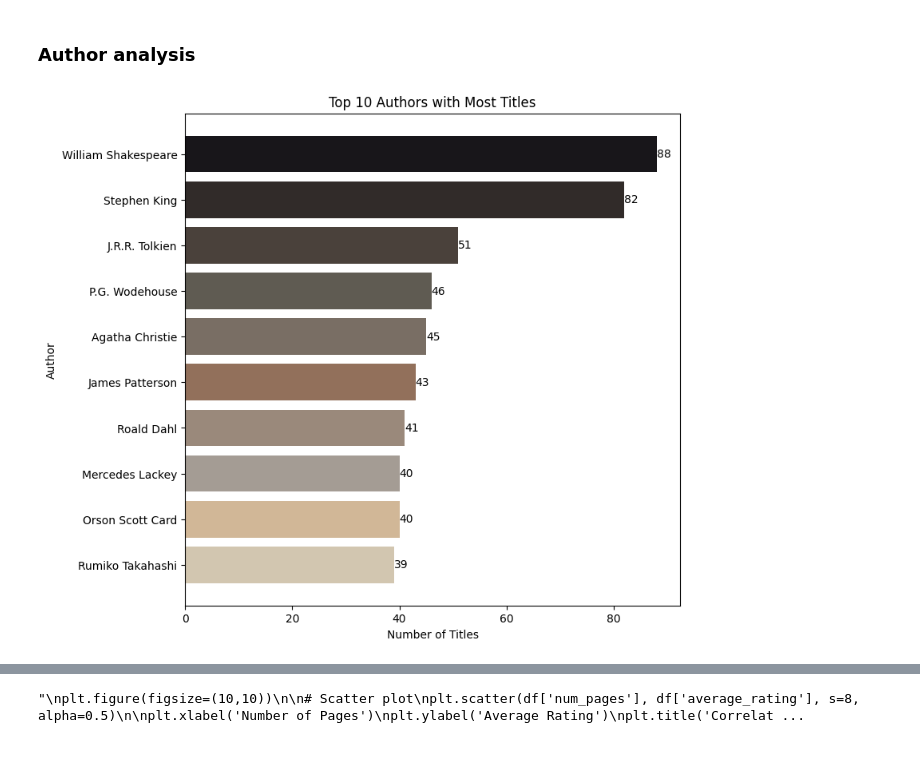
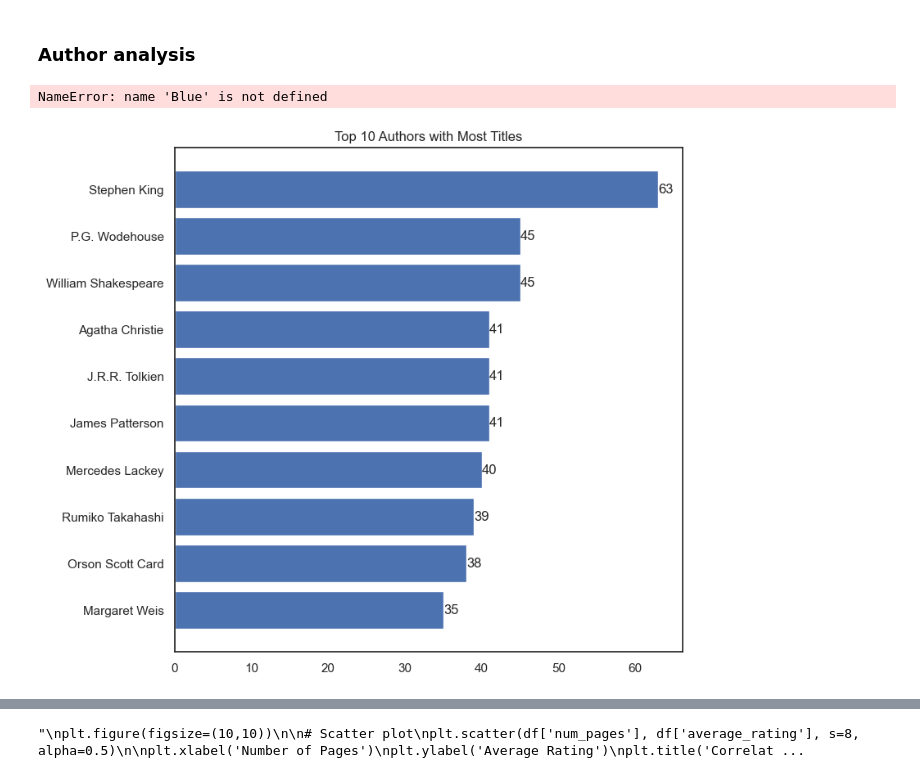
Before and after one commit to berkayersoy/Project6_Books, a Jupyter notebook: books_project.ipynb, the cells around one changed output, grey strips where cells are left out. Cells and saved outputs as stored; diff of their text form; code cells hidden in the pictures.

```diff
--- a/books_project.ipynb
+++ b/books_project.ipynb
@@ -497,18 +531,21 @@ plt.show()
 # %% [markdown]
 ### Author analysis
 # %%
+df_subset_unique_titles = df.drop_duplicates(subset=['title'])
+
 # group by author and count titles
 plt.figure(figsize=(8,8))
 
-top_authors = df.groupby('author')['title'].count().nlargest(10)[::-1]
+top_authors = df_subset_unique_titles.groupby('author')['title'].count().nlargest(10)[::-1]
 
 plt.title('Top 10 Authors with Most Titles')
 plt.bar_label(plt.barh(top_authors.index, top_authors.values),
               labels=top_authors.values,
               label_type='edge')
-plt.barh(top_authors.index, top_authors.values, color=colors_brown[::-1])
+plt.barh(top_authors.index, top_authors.values, color=Blue)
 plt.xlabel('Number of Titles')
 plt.ylabel('Author')
 plt.show()
 # %% [output]
+NameError: name 'Blue' is not defined
-[figure, old version]
+[figure, new version]
```
Also changed, not shown: parts of 13 cells of this notebook, 2 other files.
